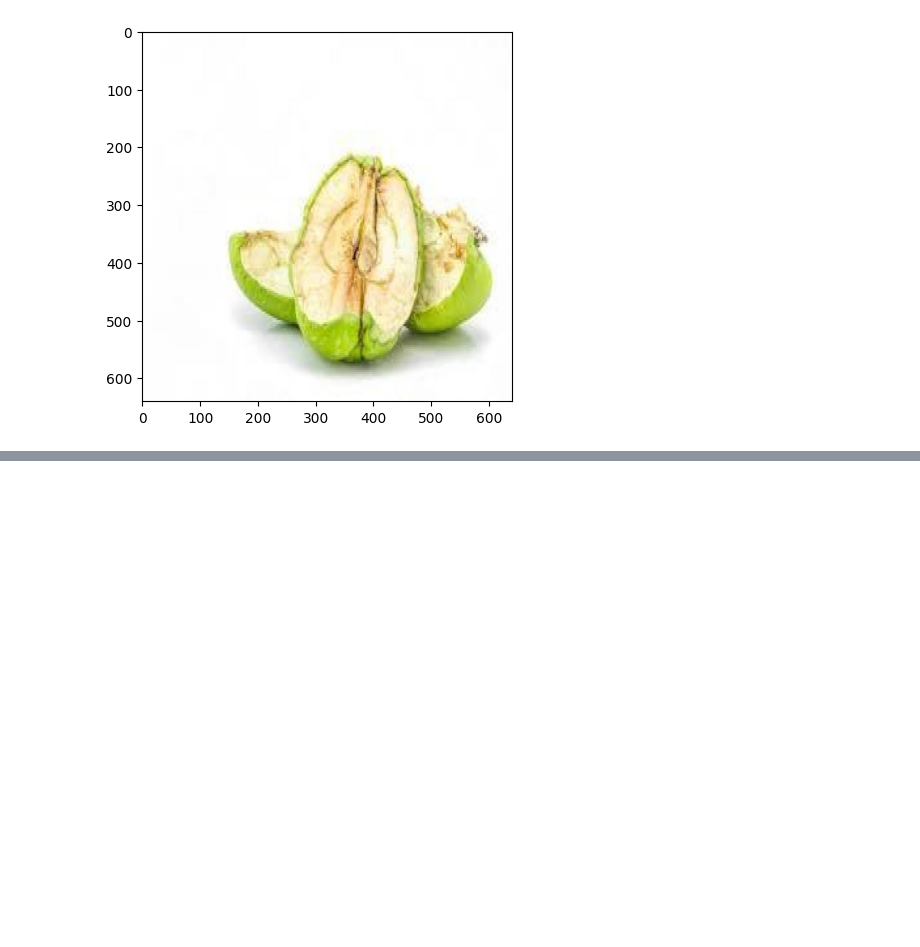
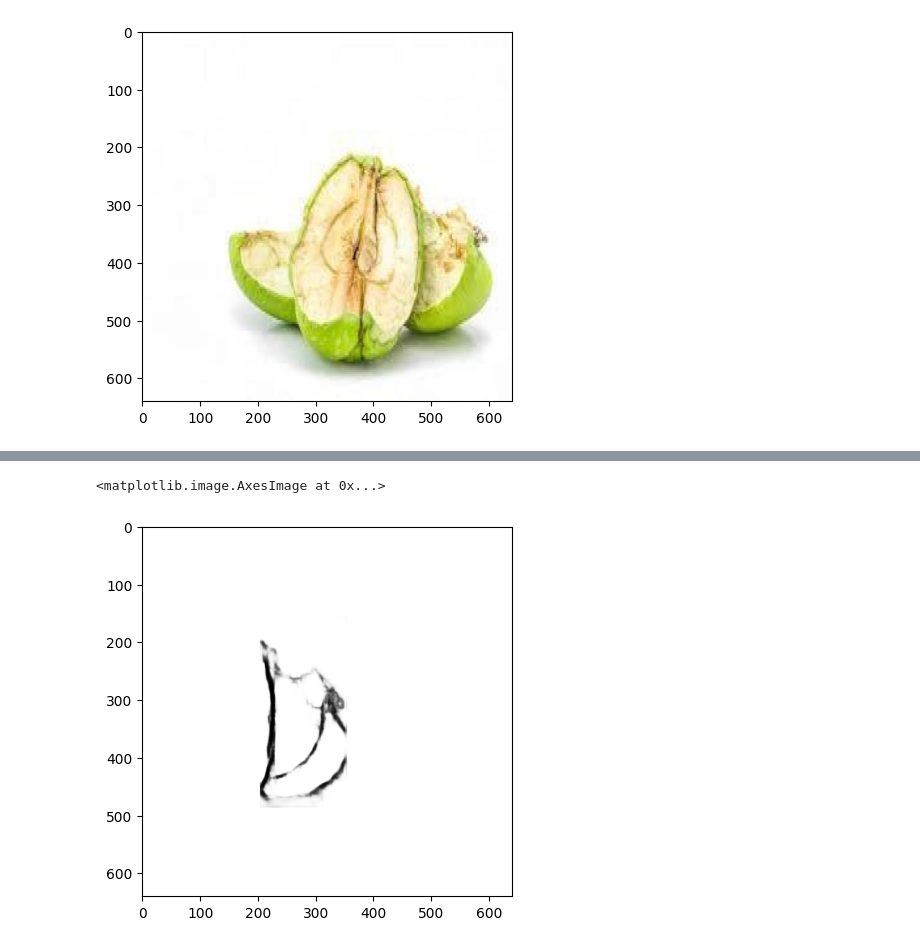
Before and after one commit to FANGAreNotGnu/ControlNet, a Jupyter notebook: dad/vis_prior/test_vis_prior_generation.ipynb, the cells around one changed output, grey strips where cells are left out. Saved outputs shown, nothing was run; the diff lists cells and outputs as text; code cells hidden in the pictures; blank space fills up the shorter version.

```diff
--- a/dad/vis_prior/test_vis_prior_generation.ipynb
+++ b/dad/vis_prior/test_vis_prior_generation.ipynb
@@ -65,0 +89,6 @@ plt.imshow(cannyVPG.generate_one_sample(img=img, bbox=bbox, category_name=None,
+# %%
+hedVPG = HEDVPG(vpd=naive_vpd, fill_val=0)
+plt.imshow(hedVPG.visualize_one_bbox(img=img, bbox=bbox), cmap='Greys')
+# %% [output]
+<matplotlib.image.AxesImage at 0x...>
+[figure, added]
```
Also changed, not shown: parts of 8 cells of this notebook, 6 other files.
